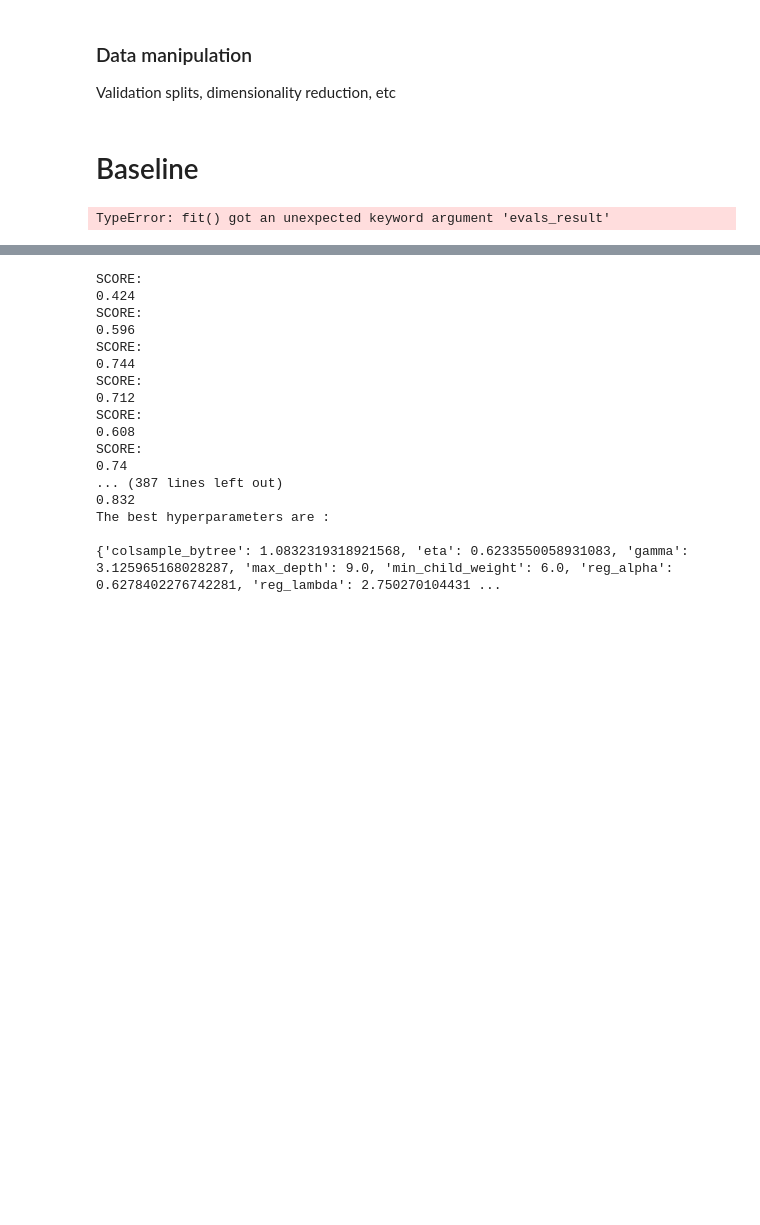
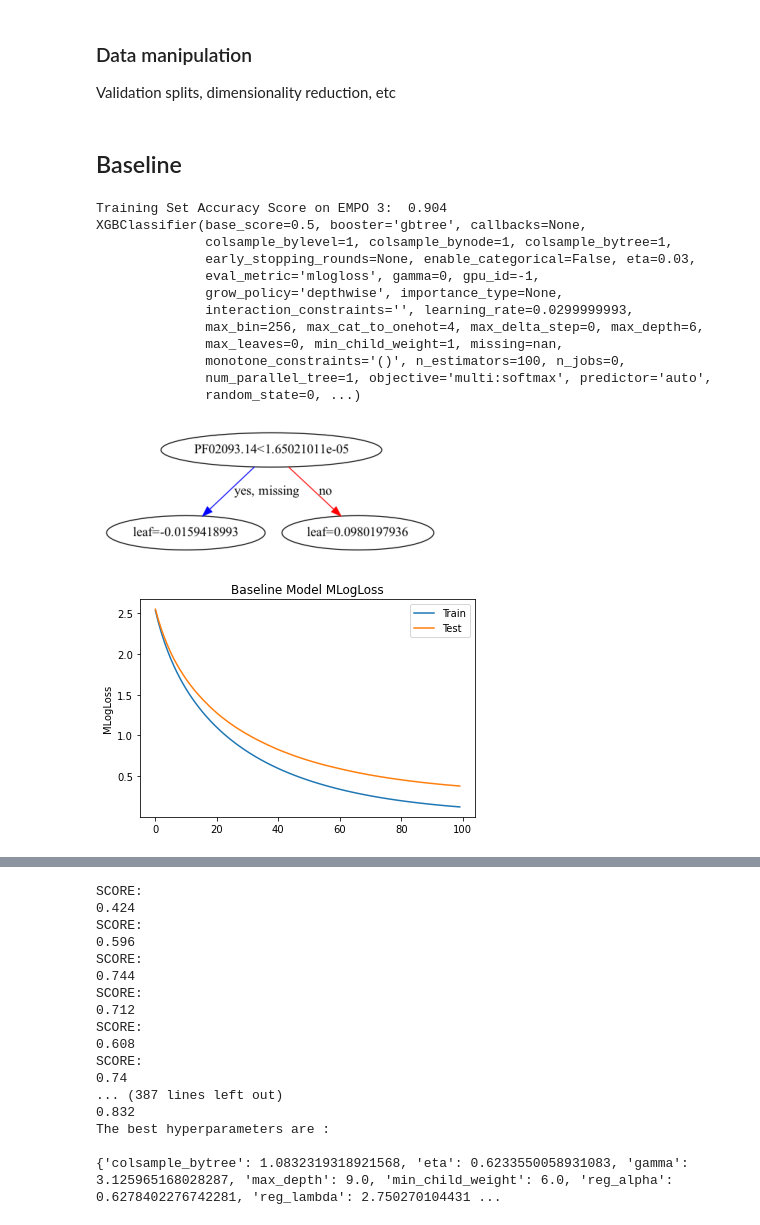
Before and after one commit to hlu17/Protein-Environment-Classification, a Jupyter notebook: modeling/xgb_empo3.ipynb, the cells around one changed output, grey strips where cells are left out. Drawn from its saved outputs; the diff is of its cells as text; code cells hidden in the pictures; blank space fills up the shorter version.

```diff
--- a/modeling/xgb_empo3.ipynb
+++ b/modeling/xgb_empo3.ipynb
@@ -68,19 +68,44 @@ x_tr, x_val, y_tr, y_val = train_test_split(x_train, y_train['EMPO_3'], test_siz
 dtrain = xgb.DMatrix(x_tr, label=y_tr)
 dval = xgb.DMatrix(x_val, label=y_val)
 # %% [markdown]
-# Baseline
+## Baseline
 # %%
 empo3_model = xgb.XGBClassifier(objective='multi:softmax',
-                               eval_metric='mlogloss',
-                               early_stopping_rounds = 10,
-                               verbose=0)
-baseline_results = {}
+                                eval_metric='mlogloss',
+                               eta=0.03)
 empo3_model.fit(x_tr,y_tr,
                eval_set=[(x_tr, y_tr), (x_val, y_val)],
-               evals_result=baseline_results)
+               verbose=0)
+
+print("Training Set Accuracy Score on EMPO 3: ", accuracy_score(y_val, empo3_pred))
 print(empo3_model)
 # plot single tree
 plot_tree(empo3_model)
 plt.show()
+empo3_pred = empo3_model.predict(x_val)
+# plot mlogloss vs rounds
+results = empo3_model.evals_result()
+epochs = len(results['validation_0']['mlogloss'])
+x_axis = range(0, epochs)
+fig, ax = plt.subplots()
+ax.plot(x_axis, results['validation_0']['mlogloss'], label='Train')
+ax.plot(x_axis, results['validation_1']['mlogloss'], label='Test')
+ax.legend()
+plt.ylabel('MLogLoss')
+plt.title('Baseline Model MLogLoss')
+plt.show()
 # %% [output]
-TypeError: fit() got an unexpected keyword argument 'evals_result'
+Training Set Accuracy Score on EMPO 3:  0.904
+XGBClassifier(base_score=0.5, booster='gbtree', callbacks=None,
+              colsample_bylevel=1, colsample_bynode=1, colsample_bytree=1,
+              early_stopping_rounds=None, enable_categorical=False, eta=0.03,
+              eval_metric='mlogloss', gamma=0, gpu_id=-1,
+              grow_policy='depthwise', importance_type=None,
+              interaction_constraints='', learning_rate=0.0299999993,
+              max_bin=256, max_cat_to_onehot=4, max_delta_step=0, max_depth=6,
+              max_leaves=0, min_child_weight=1, missing=nan,
+              monotone_constraints='()', n_estimators=100, n_jobs=0,
+              num_parallel_tree=1, objective='multi:softmax', predictor='auto',
+              random_state=0, ...)
+[figure, added]
+[figure, added]
```
Also changed, not shown: parts of 9 cells of this notebook, 2 other files.
